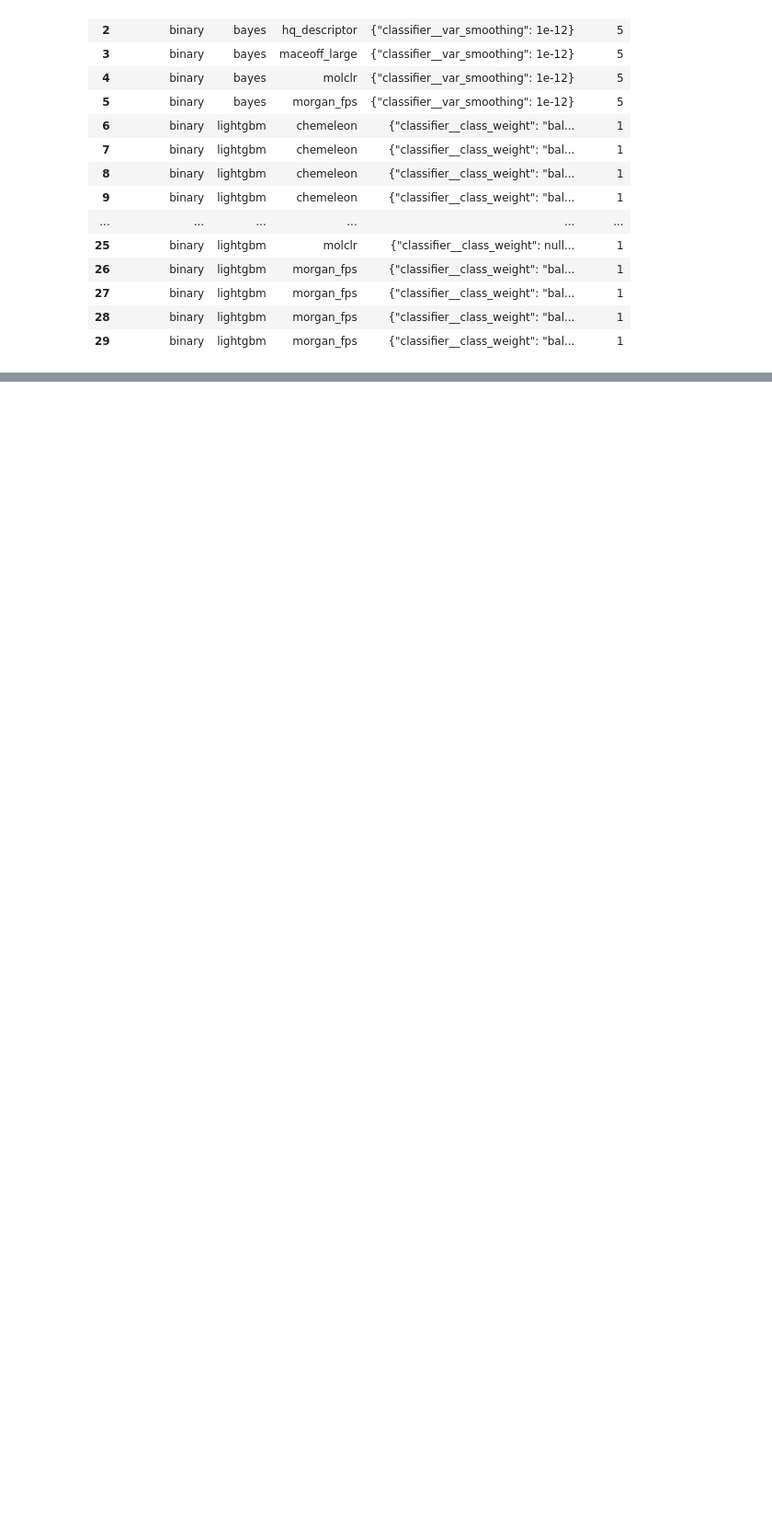
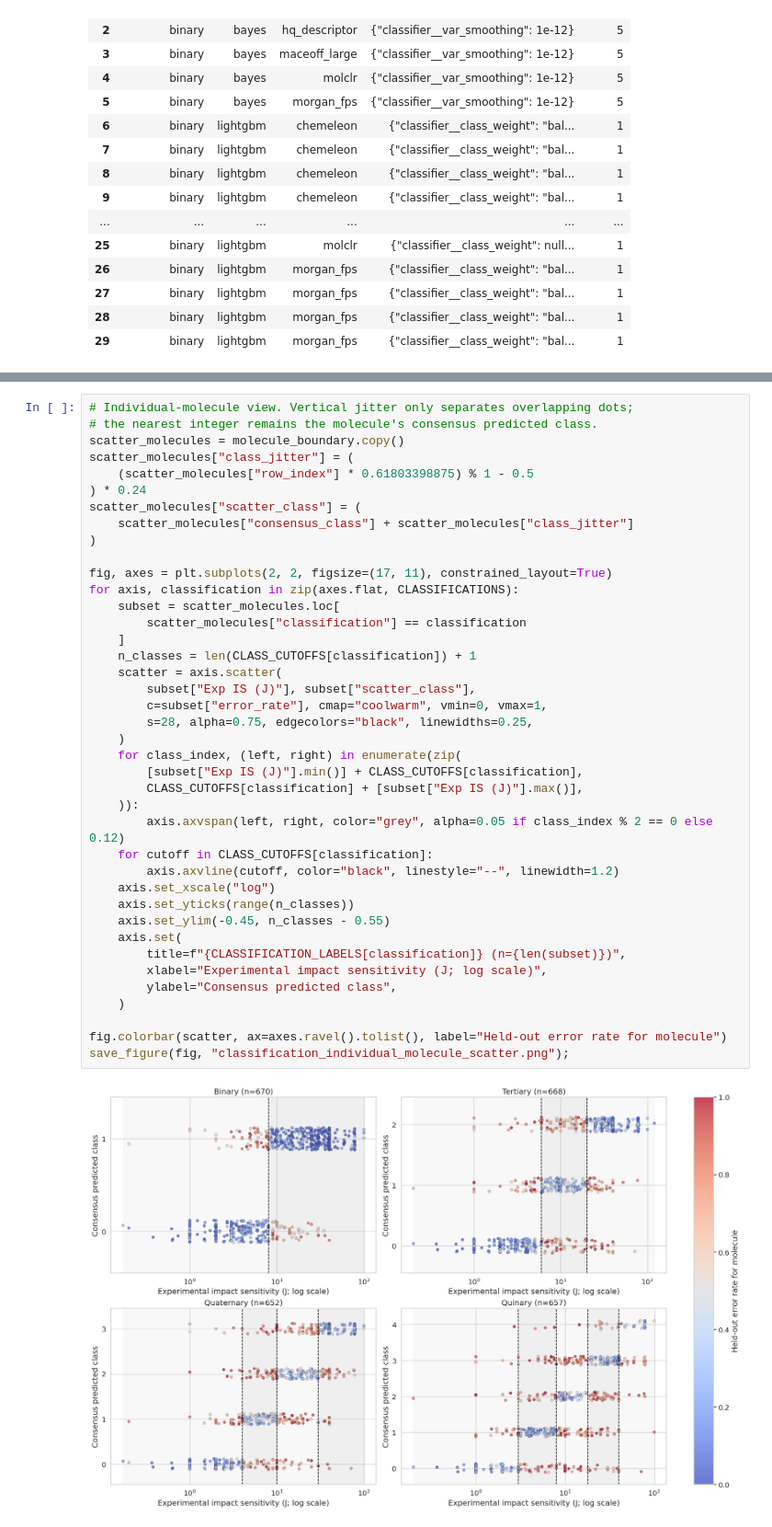
Before and after one commit to CABackman/fm-4-em, a Jupyter notebook: 08_CLASSIFICATION/02_IS_classification_evaluation.ipynb, the cells around one changed output, grey strips where cells are left out. Shown at 92% size. Drawn from its saved outputs; the diff is of its cells as text; blank space fills up the shorter version.

```diff
--- a/08_CLASSIFICATION/02_IS_classification_evaluation.ipynb
+++ b/08_CLASSIFICATION/02_IS_classification_evaluation.ipynb
@@ -564,0 +734,42 @@ display(hyperparameter_frequency.head(30))
+# %%
+# Individual-molecule view. Vertical jitter only separates overlapping dots;
+# the nearest integer remains the molecule's consensus predicted class.
+scatter_molecules = molecule_boundary.copy()
+scatter_molecules["class_jitter"] = (
+    (scatter_molecules["row_index"] * 0.61803398875) % 1 - 0.5
+) * 0.24
+scatter_molecules["scatter_class"] = (
+    scatter_molecules["consensus_class"] + scatter_molecules["class_jitter"]
+)
+
+fig, axes = plt.subplots(2, 2, figsize=(17, 11), constrained_layout=True)
+for axis, classification in zip(axes.flat, CLASSIFICATIONS):
+    subset = scatter_molecules.loc[
+        scatter_molecules["classification"] == classification
+    ]
+    n_classes = len(CLASS_CUTOFFS[classification]) + 1
+    scatter = axis.scatter(
+        subset["Exp IS (J)"], subset["scatter_class"],
+        c=subset["error_rate"], cmap="coolwarm", vmin=0, vmax=1,
+        s=28, alpha=0.75, edgecolors="black", linewidths=0.25,
+    )
+    for class_index, (left, right) in enumerate(zip(
+        [subset["Exp IS (J)"].min()] + CLASS_CUTOFFS[classification],
+        CLASS_CUTOFFS[classification] + [subset["Exp IS (J)"].max()],
+    )):
+        axis.axvspan(left, right, color="grey", alpha=0.05 if class_index % 2 == 0 else 0.12)
+    for cutoff in CLASS_CUTOFFS[classification]:
+        axis.axvline(cutoff, color="black", linestyle="--", linewidth=1.2)
+    axis.set_xscale("log")
+    axis.set_yticks(range(n_classes))
+    axis.set_ylim(-0.45, n_classes - 0.55)
+    axis.set(
+        title=f"{CLASSIFICATION_LABELS[classification]} (n={len(subset)})",
+        xlabel="Experimental impact sensitivity (J; log scale)",
+        ylabel="Consensus predicted class",
+    )
+
+fig.colorbar(scatter, ax=axes.ravel().tolist(), label="Held-out error rate for molecule")
+save_figure(fig, "classification_individual_molecule_scatter.png");
+# %% [output]
+[figure, added]
```
Also changed, not shown: parts of 8 cells of this notebook.
